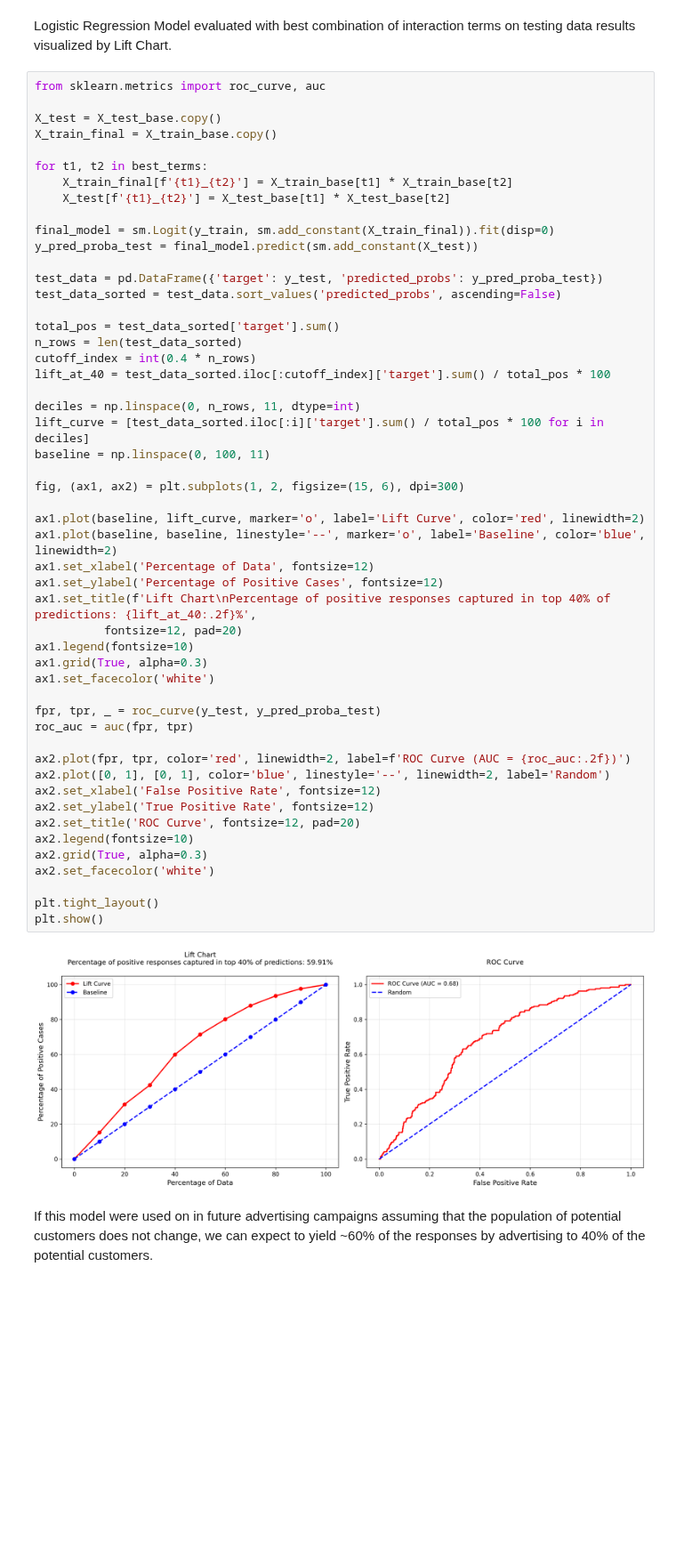
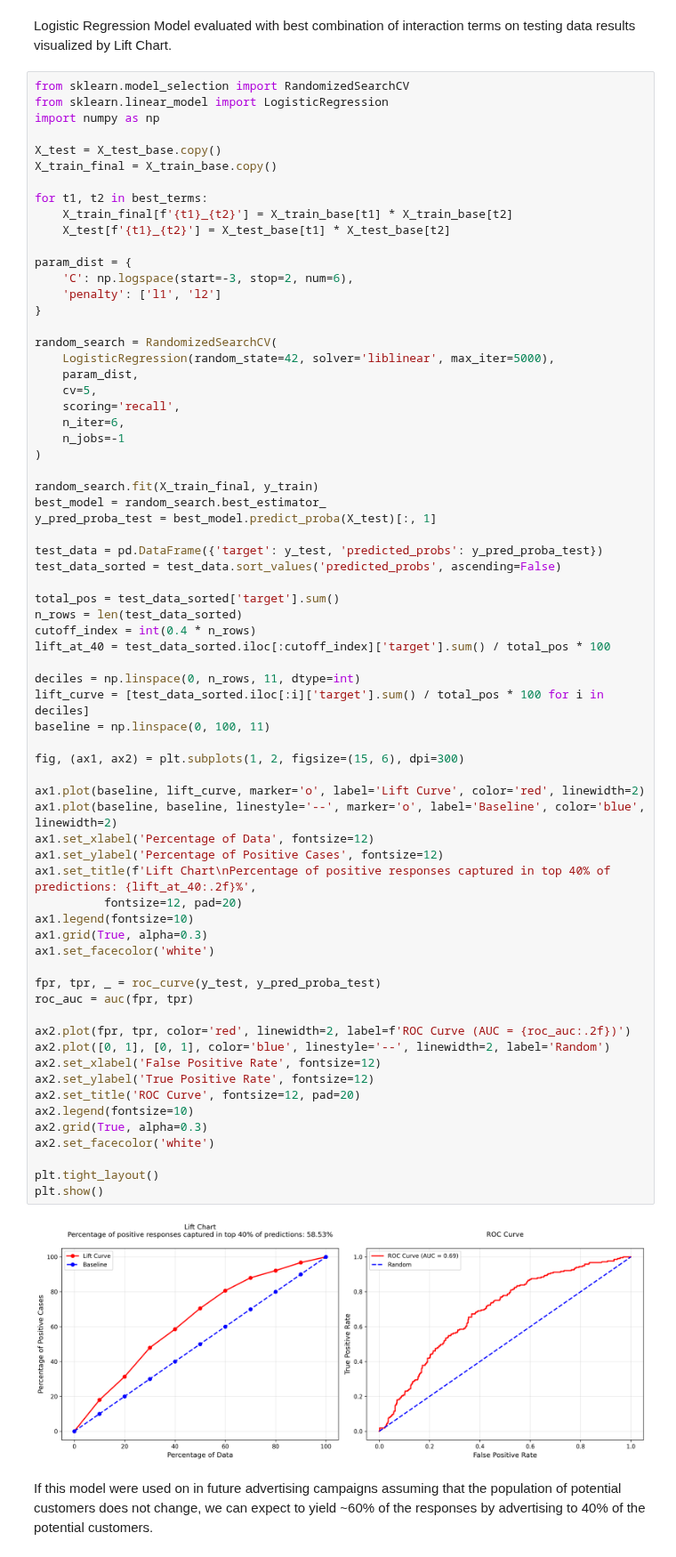
Before and after one commit to Jacob-J-Richards/DS_DA_Projects, a Jupyter notebook: 2-Marketing_Prediction/Main.ipynb, the cells around one changed output. Shown at 89% size. Cells and saved outputs as stored; diff of their text form; blank space fills up the shorter version.

```diff
--- a/2-Marketing_Prediction/Main.ipynb
+++ b/2-Marketing_Prediction/Main.ipynb
@@ -285,7 +285,9 @@ Model performance is measured by the percentage of total responses captured amon
 # %% [markdown]
 Logistic Regression Model evaluated with best combination of interaction terms on testing data results visualized by Lift Chart.
 # %%
-from sklearn.metrics import roc_curve, auc
+from sklearn.model_selection import RandomizedSearchCV
+from sklearn.linear_model import LogisticRegression
+import numpy as np
 
 X_test = X_test_base.copy()
 X_train_final = X_train_base.copy()
@@ -294,8 +296,23 @@ for t1, t2 in best_terms:
     X_train_final[f'{t1}_{t2}'] = X_train_base[t1] * X_train_base[t2]
     X_test[f'{t1}_{t2}'] = X_test_base[t1] * X_test_base[t2]
 
-final_model = sm.Logit(y_train, sm.add_constant(X_train_final)).fit(disp=0)
-y_pred_proba_test = final_model.predict(sm.add_constant(X_test))
+param_dist = {
+    'C': np.logspace(start=-3, stop=2, num=6),
+    'penalty': ['l1', 'l2']
+}
+
+random_search = RandomizedSearchCV(
+    LogisticRegression(random_state=42, solver='liblinear', max_iter=5000),
+    param_dist,
+    cv=5,
+    scoring='recall',
+    n_iter=6,
+    n_jobs=-1
+)
+
+random_search.fit(X_train_final, y_train)
+best_model = random_search.best_estimator_
+y_pred_proba_test = best_model.predict_proba(X_test)[:, 1]
 
 test_data = pd.DataFrame({'target': y_test, 'predicted_probs': y_pred_proba_test})
 test_data_sorted = test_data.sort_values('predicted_probs', ascending=False)
@@ -309,33 +326,33 @@ deciles = np.linspace(0, n_rows, 11, dtype=int)
 lift_curve = [test_data_sorted.iloc[:i]['target'].sum() / total_pos * 100 for i in deciles]
 baseline = np.linspace(0, 100, 11)
 
 fig, (ax1, ax2) = plt.subplots(1, 2, figsize=(15, 6), dpi=300)
 
 ax1.plot(baseline, lift_curve, marker='o', label='Lift Curve', color='red', linewidth=2)
 ax1.plot(baseline, baseline, linestyle='--', marker='o', label='Baseline', color='blue', linewidth=2)
 ax1.set_xlabel('Percentage of Data', fontsize=12)
 ax1.set_ylabel('Percentage of Positive Cases', fontsize=12)
 ax1.set_title(f'Lift Chart\nPercentage of positive responses captured in top 40% of predictions: {lift_at_40:.2f}%',
           fontsize=12, pad=20)
 ax1.legend(fontsize=10)
 ax1.grid(True, alpha=0.3)
 ax1.set_facecolor('white')
 
 fpr, tpr, _ = roc_curve(y_test, y_pred_proba_test)
 roc_auc = auc(fpr, tpr)
 
 ax2.plot(fpr, tpr, color='red', linewidth=2, label=f'ROC Curve (AUC = {roc_auc:.2f})')
 ax2.plot([0, 1], [0, 1], color='blue', linestyle='--', linewidth=2, label='Random')
 ax2.set_xlabel('False Positive Rate', fontsize=12)
 ax2.set_ylabel('True Positive Rate', fontsize=12)
 ax2.set_title('ROC Curve', fontsize=12, pad=20)
 ax2.legend(fontsize=10)
 ax2.grid(True, alpha=0.3)
 ax2.set_facecolor('white')
 
 plt.tight_layout()
 plt.show()
 # %% [output]
-[figure, old version]
+[figure, new version]
 # %% [markdown]
 If this model were used on in future advertising campaigns assuming that the population of potential customers does not change, we can expect to yield ~60% of the responses by advertising to 40% of the potential customers.
```
Also changed, not shown: parts of 1 cell of this notebook.
